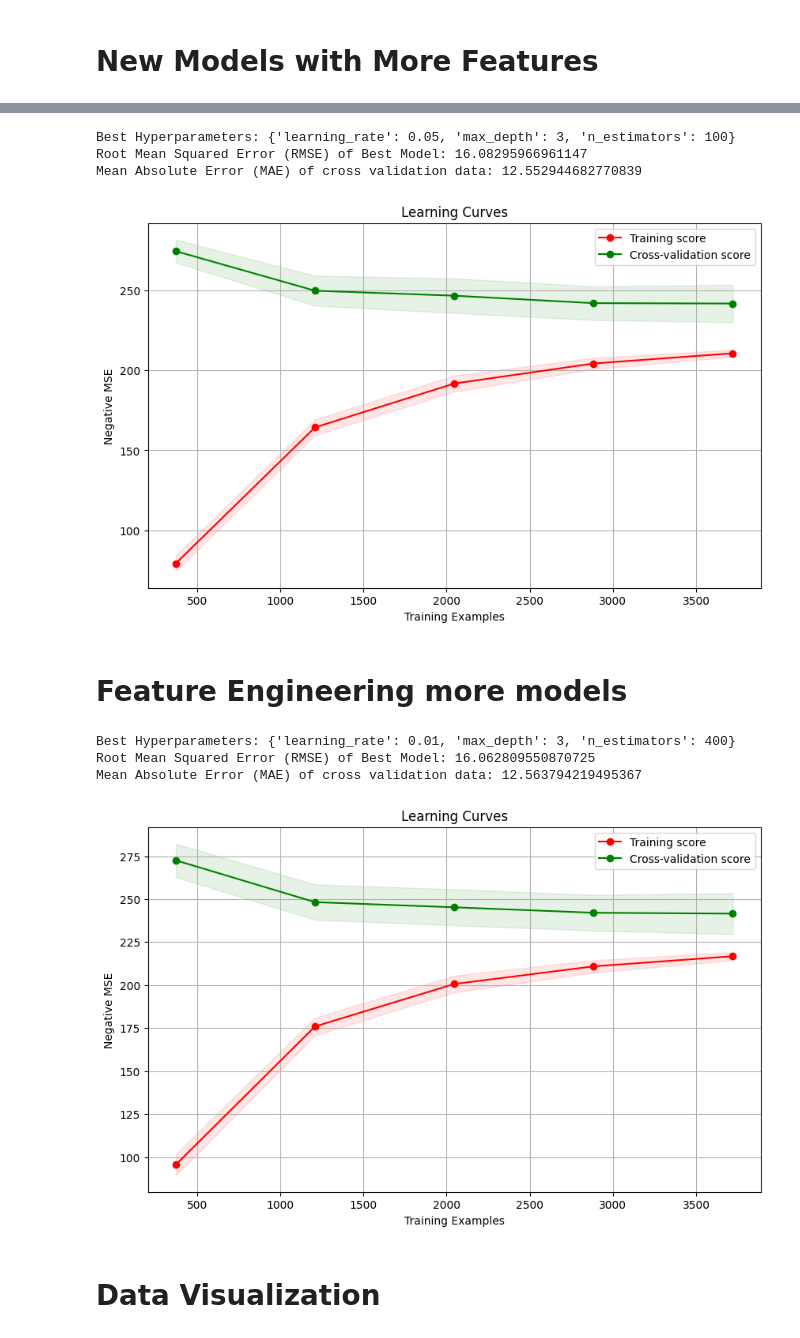
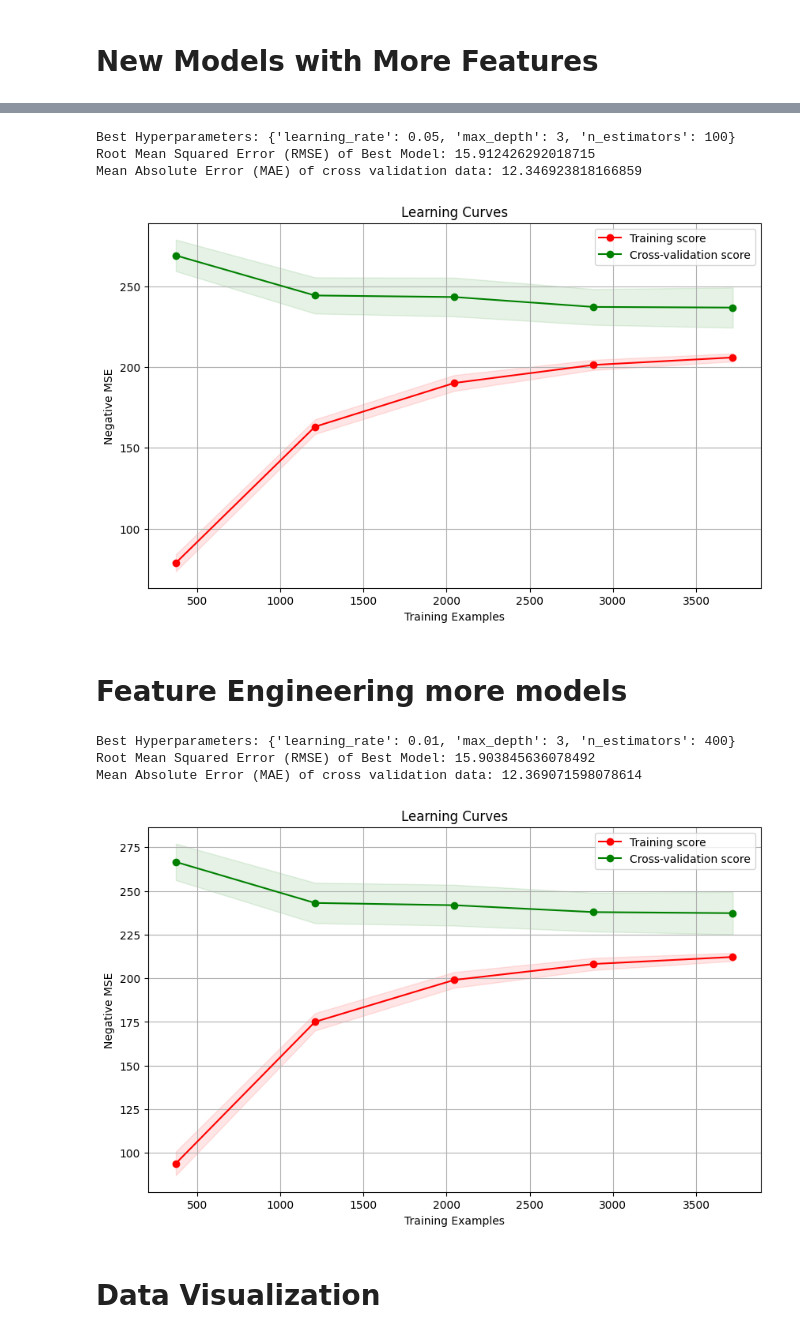
Before and after one commit to ty-hal/CFB-Point-Spread-Model, a Jupyter notebook: CFB_Model.ipynb, the cells around one changed output, grey strips where cells are left out. Saved outputs shown, nothing was run; the diff lists cells and outputs as text; code cells hidden in the pictures.

```diff
--- a/CFB_Model.ipynb
+++ b/CFB_Model.ipynb
@@ -594,17 +734,19 @@ X_train, X_cv, y_train, y_cv = train_test_split(X, y, test_size=0.2, random_stat
 # %%
 # Original model
 original_columns = ['neutral_site', 'home_elo', 'away_elo', 'spread', 'home_talent', 'away_talent', 'home_coaches_poll_points', 'away_coaches_poll_points', 'home_ap_top_25_points', 'away_ap_top_25_points',
-               'home_cumulative_penalties', 'away_cumulative_penalties', 'home_cumulative_possession_time', 'away_cumulative_possession_time', 'home_cumulative_turnovers', 'away_cumulative_turnovers',
-               'home_cumulative_sacks', 'away_cumulative_sacks', 'home_cumulative_tackles_for_loss', 'away_cumulative_tackles_for_loss', 'home_cumulative_first_downs', 'away_cumulative_first_downs',
-               'home_cumulative_passing_TDs', 'away_cumulative_passing_TDs', 'home_cumulative_rushing_TDs', 'away_cumulative_rushing_TDs', 'home_cumulative_offense_ppa', 'home_cumulative_defense_ppa',
-               'away_cumulative_offense_ppa', 'away_cumulative_defense_ppa', 'home_cumulative_offense_success_rate', 'home_cumulative_defense_success_rate', 'away_cumulative_offense_success_rate',
-               'away_cumulative_defense_success_rate', 'home_cumulative_offense_explosiveness', 'home_cumulative_defense_explosiveness', 'away_cumulative_offense_explosiveness',
-               'away_cumulative_defense_explosiveness', 'home_cumulative_offense_points_per_opportunity', 'home_cumulative_defense_points_per_opportunity', 'away_cumulative_offense_points_per_opportunity',
-               'away_cumulative_defense_points_per_opportunity', 'home_cumulative_offense_havoc', 'home_cumulative_defense_havoc', 'away_cumulative_offense_havoc', 'away_cumulative_defense_havoc',
-               'home_conference_encoded', 'away_conference_encoded', 'home_cumulative_yards_per_completion', 'away_cumulative_yards_per_completion', 'home_cumulative_yards_per_attempt',
-               'away_cumulative_yards_per_attempt', 'home_cumulative_yards_per_carry', 'away_cumulative_yards_per_carry', 'home_returning_production_percent_passing_ppa', 'away_returning_production_percent_passing_ppa',
-               'home_returning_production_percent_receiving_ppa', 'away_returning_production_percent_receiving_ppa', 'home_returning_production_percent_rushing_ppa', 'away_returning_production_percent_rushing_ppa',
-                   'home_performance_at_home', 'away_performance_at_away', 'home_vs_away_performance']
+                'home_cumulative_penalties', 'away_cumulative_penalties', 'home_cumulative_possession_time', 'away_cumulative_possession_time', 'home_cumulative_turnovers', 'away_cumulative_turnovers',
+                'home_cumulative_sacks', 'away_cumulative_sacks', 'home_cumulative_tackles_for_loss', 'away_cumulative_tackles_for_loss', 'home_cumulative_first_downs', 'away_cumulative_first_downs',
+                'home_cumulative_passing_TDs', 'away_cumulative_passing_TDs', 'home_cumulative_rushing_TDs', 'away_cumulative_rushing_TDs', 'home_cumulative_offense_ppa', 'home_cumulative_defense_ppa',
+                'away_cumulative_offense_ppa', 'away_cumulative_defense_ppa', 'home_cumulative_offense_success_rate', 'home_cumulative_defense_success_rate', 'away_cumulative_offense_success_rate',
+                'away_cumulative_defense_success_rate', 'home_cumulative_offense_explosiveness', 'home_cumulative_defense_explosiveness', 'away_cumulative_offense_explosiveness',
+                'away_cumulative_defense_explosiveness', 'home_cumulative_offense_points_per_opportunity', 'home_cumulative_defense_points_per_opportunity', 'away_cumulative_offense_points_per_opportunity',
+                'away_cumulative_defense_points_per_opportunity', 'home_cumulative_offense_havoc', 'home_cumulative_defense_havoc', 'away_cumulative_offense_havoc', 'away_cumulative_defense_havoc',
+                'home_conference_encoded', 'away_conference_encoded', 'home_cumulative_yards_per_completion', 'away_cumulative_yards_per_completion', 'home_cumulative_yards_per_attempt',
+                'away_cumulative_yards_per_attempt', 'home_cumulative_yards_per_carry', 'away_cumulative_yards_per_carry', 'home_returning_production_percent_passing_ppa', 'away_returning_production_percent_passing_ppa',
+                'home_returning_production_percent_receiving_ppa', 'away_returning_production_percent_receiving_ppa', 'home_returning_production_percent_rushing_ppa', 'away_returning_production_percent_rushing_ppa',
+                'home_performance_at_home_past_2_years', 'away_performance_at_away_past_2_years', 'home_performance_at_home_past_5_years', 'away_performance_at_away_past_5_years', 'home_vs_away_performance_past_2_years', 'home_vs_away_performance_past_5_years',
+                'home_opp_win_pct', 'away_opp_win_pct', 'home_opp_opponents_win_pct', 'away_opp_opponents_win_pct', 'home_bcs_strength_of_schedule', 'away_bcs_strength_of_schedule', 'diff_bcs_strength_of_schedule', 'diff_bcs_strength_of_schedule_scaled'
+                ]
 
 original_X = X[original_columns]
 original_X_train = X_train[original_columns]
@@ -628,10 +770,10 @@ original_features_to_diff = ['talent', 'elo', 'coaches_poll_points', 'ap_top_25_
                     'cumulative_offense_points_per_opportunity', 'cumulative_defense_points_per_opportunity',
                     'cumulative_offense_havoc', 'cumulative_defense_havoc', 'cumulative_yards_per_completion', 'cumulative_yards_per_attempt', 'cumulative_yards_per_carry',
                     'returning_production_percent_passing_ppa', 'returning_production_percent_passing_ppa', 'returning_production_percent_receiving_ppa', 'returning_production_percent_receiving_ppa',
-                    'returning_production_percent_rushing_ppa', 'returning_production_percent_rushing_ppa']
+                    'returning_production_percent_rushing_ppa', 'returning_production_percent_rushing_ppa', 'bcs_strength_of_schedule', 'opp_win_pct', 'opp_opponents_win_pct']
 
-original_additional_columns = ['neutral_site', 'spread', 'home_conference_encoded', 'away_conference_encoded',
-                               'home_performance_at_home', 'away_performance_at_away', 'home_vs_away_performance']
+original_additional_columns = ['neutral_site', 'spread', 'home_conference_encoded', 'away_conference_encoded', 'diff_bcs_strength_of_schedule_scaled',
+                    'home_performance_at_home_past_2_years', 'away_performance_at_away_past_2_years', 'home_performance_at_home_past_5_years', 'away_performance_at_away_past_5_years', 'home_vs_away_performance_past_2_years', 'home_vs_away_performance_past_5_years']
 
 original_diff_X = X[original_additional_columns].copy()
 original_diff_X_train = X_train[original_additional_columns].copy()
@@ -673,10 +815,11 @@ expanded_features_to_diff = ['talent', 'elo', 'coaches_poll_points', 'ap_top_25_
                     'cumulative_offense_points_per_opportunity', 'cumulative_defense_points_per_opportunity', 'cumulative_offense_stuff_rate', 'cumulative_defense_stuff_rate',
                     'cumulative_offense_field_position_average_predicted_points','cumulative_defense_field_position_average_predicted_points', 'cumulative_offense_havoc', 'cumulative_defense_havoc',
                     'cumulative_yards_per_completion', 'cumulative_yards_per_attempt', 'cumulative_yards_per_carry', 'returning_production_percent_passing_ppa', 'returning_production_percent_passing_ppa',
-                    'returning_production_percent_receiving_ppa', 'returning_production_percent_receiving_ppa', 'returning_production_percent_rushing_ppa', 'returning_production_percent_rushing_ppa']
+                    'returning_production_percent_receiving_ppa', 'returning_production_percent_receiving_ppa', 'returning_production_percent_rushing_ppa', 'returning_production_percent_rushing_ppa',
+                            'bcs_strength_of_schedule', 'opp_win_pct', 'opp_opponents_win_pct']
 
-expanded_additional_columns = ['neutral_site', 'spread', 'home_conference_encoded', 'away_conference_encoded',
-                              'home_performance_at_home', 'away_performance_at_away', 'home_vs_away_performance']
+expanded_additional_columns = ['neutral_site', 'spread', 'home_conference_encoded', 'away_conference_encoded', 'diff_bcs_strength_of_schedule_scaled',
+                      'home_performance_at_home_past_2_years', 'away_performance_at_away_past_2_years', 'home_performance_at_home_past_5_years', 'away_performance_at_away_past_5_years', 'home_vs_away_performance_past_2_years', 'home_vs_away_performance_past_5_years']
 
 expanded_diff_X = X[expanded_additional_columns].copy()
 expanded_diff_X_train = X_train[expanded_additional_columns].copy()
@@ -694,9 +837,9 @@ expanded_diff_model = train_model(expanded_diff_X_train, y_train, expanded_diff_
 plot_learning_curve(expanded_diff_model, expanded_diff_X, y)
 # %% [output]
 Best Hyperparameters: {'learning_rate': 0.05, 'max_depth': 3, 'n_estimators': 100}
-Root Mean Squared Error (RMSE) of Best Model: 16.08295966961147
-Mean Absolute Error (MAE) of cross validation data: 12.552944682770839
+Root Mean Squared Error (RMSE) of Best Model: 15.912426292018715
+Mean Absolute Error (MAE) of cross validation data: 12.346923818166859
-[figure, old version]
+[figure, new version]
 # %% [markdown]
 # Feature Engineering more models
 # %%
@@ -704,39 +847,40 @@ Mean Absolute Error (MAE) of cross validation data: 12.552944682770839
 testing_features_to_diff = ['talent', 'elo', 'coaches_poll_points', 'ap_top_25_points', 'cumulative_penalties', 'cumulative_possession_time', 'cumulative_turnovers', 'cumulative_sacks',
                     'cumulative_tackles_for_loss', 'cumulative_first_downs', 'cumulative_third_downs', 'cumulative_fourth_downs', 'cumulative_third_down_conversions', 'cumulative_fourth_down_conversions',
                     'cumulative_pass_attempts', 'cumulative_pass_completions', 'cumulative_net_passing_yards', 'cumulative_passing_TDs', 'cumulative_rushing_attempts', 'cumulative_rushing_yards',
                     'cumulative_rushing_TDs', 'cumulative_total_yards', 'cumulative_offense_drives', 'cumulative_defense_drives', 'cumulative_offense_ppa', 'cumulative_defense_ppa',
                     'cumulative_offense_success_rate', 'cumulative_defense_success_rate', 'cumulative_offense_explosiveness', 'cumulative_defense_explosiveness',
                     'cumulative_offense_points_per_opportunity', 'cumulative_defense_points_per_opportunity', 'cumulative_offense_stuff_rate', 'cumulative_defense_stuff_rate',
                     'cumulative_offense_field_position_average_predicted_points','cumulative_defense_field_position_average_predicted_points', 'cumulative_offense_havoc', 'cumulative_defense_havoc',
                     'cumulative_yards_per_completion', 'cumulative_yards_per_attempt', 'cumulative_yards_per_carry', 'returning_production_percent_passing_ppa', 'returning_production_percent_passing_ppa',
-                    'returning_production_percent_receiving_ppa', 'returning_production_percent_receiving_ppa', 'returning_production_percent_rushing_ppa', 'returning_production_percent_rushing_ppa']
+                    'returning_production_percent_receiving_ppa', 'returning_production_percent_receiving_ppa', 'returning_production_percent_rushing_ppa', 'returning_production_percent_rushing_ppa',
+                    'bcs_strength_of_schedule', 'opp_win_pct', 'opp_opponents_win_pct']
 
-testing_additional_columns = ['neutral_site', 'spread', 'home_conference_encoded', 'away_conference_encoded',
-                             'home_performance_at_home', 'away_performance_at_away', 'home_vs_away_performance']
+testing_additional_columns = ['neutral_site', 'spread', 'home_conference_encoded', 'away_conference_encoded', 'diff_bcs_strength_of_schedule_scaled',
+                'home_performance_at_home_past_2_years', 'away_performance_at_away_past_2_years', 'home_performance_at_home_past_5_years', 'away_performance_at_away_past_5_years', 'home_vs_away_performance_past_2_years', 'home_vs_away_performance_past_5_years']
 
 removed_features = ['cumulative_passing_TDs', 'cumulative_pass_completions', 'cumulative_pass_attempts', 'cumulative_net_passing_yards', 'cumulative_rushing_TDs',
                     'cumulative_rushing_attempts', 'cumulative_rushing_yards', 'cumulative_first_downs', 'cumulative_third_downs', 'cumulative_fourth_downs']
 
 testing_diff_X = X[testing_additional_columns].copy()
 testing_diff_X_train = X_train[testing_additional_columns].copy()
 testing_diff_X_cv = X_cv[testing_additional_columns].copy()
 
 for feature in testing_features_to_diff:
     if feature not in removed_features:
         home_col = f'home_{feature}'
         away_col = f'away_{feature}'
         diff_col = f'diff_{feature}'
         testing_diff_X[diff_col] = X[home_col] - X[away_col]
         testing_diff_X_train[diff_col] = X_train[home_col] - X_train[away_col]
         testing_diff_X_cv[diff_col] = X_cv[home_col] - X_cv[away_col]
 
 testing_diff_model = train_model(testing_diff_X_train, y_train, testing_diff_X_cv, y_cv)
 plot_learning_curve(testing_diff_model, testing_diff_X, y)
 # %% [output]
 Best Hyperparameters: {'learning_rate': 0.01, 'max_depth': 3, 'n_estimators': 400}
-Root Mean Squared Error (RMSE) of Best Model: 16.062809550870725
-Mean Absolute Error (MAE) of cross validation data: 12.563794219495367
+Root Mean Squared Error (RMSE) of Best Model: 15.903845636078492
+Mean Absolute Error (MAE) of cross validation data: 12.369071598078614
-[figure, old version]
+[figure, new version]
 # %% [markdown]
 # Data Visualization
 # %%
```
Also changed, not shown: parts of 16 cells of this notebook, 1 other file.
